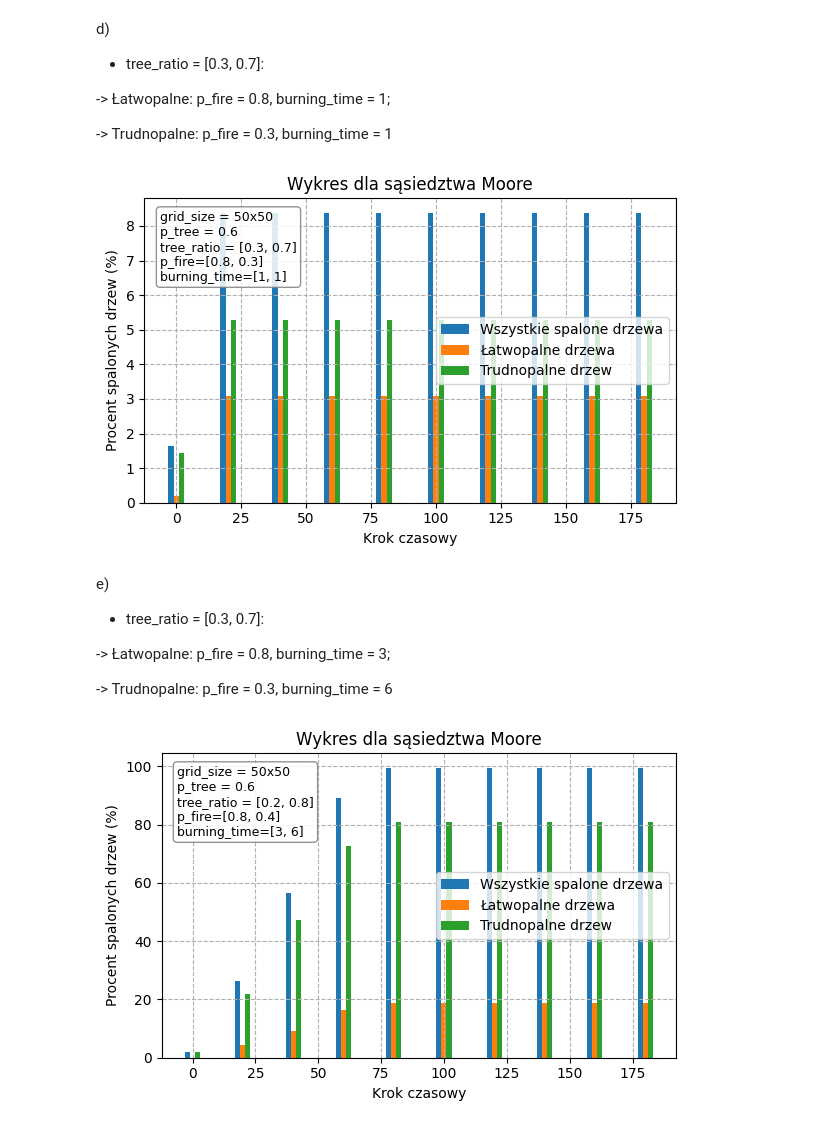
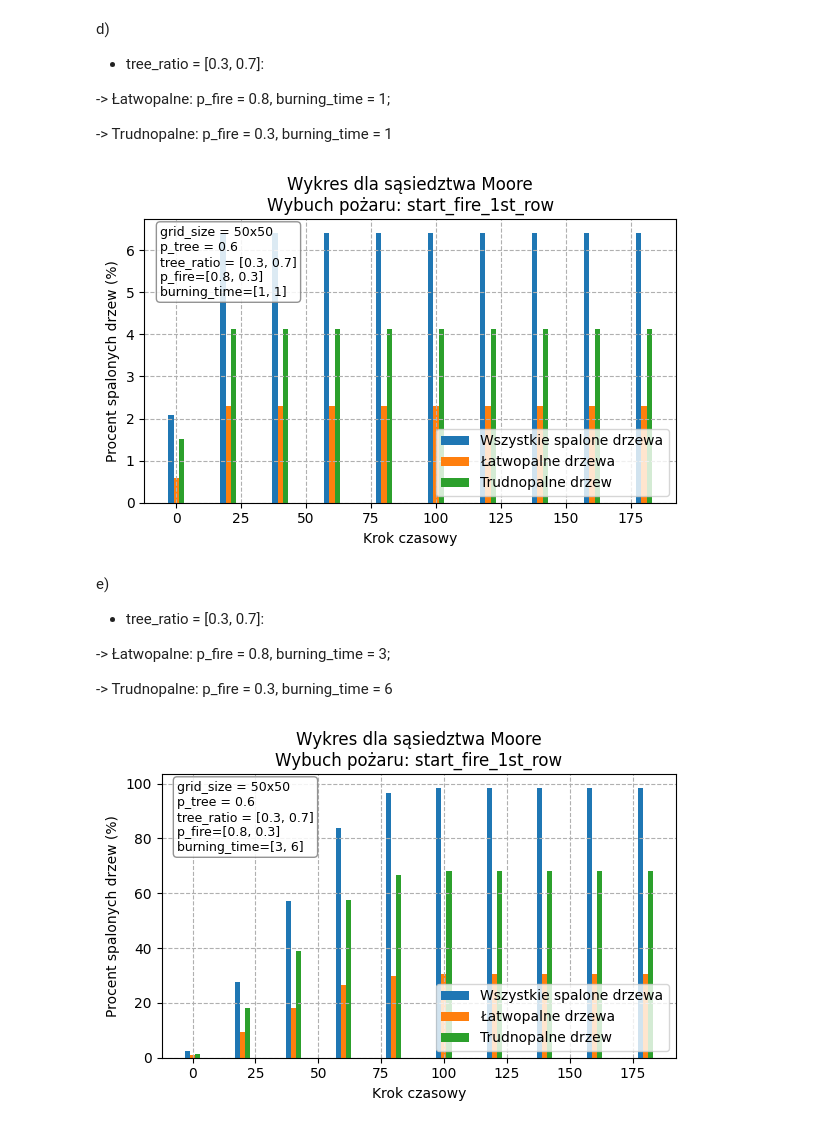
Before and after one commit to JKrempinska/fire-spread-percolation, a Jupyter notebook: fire.ipynb, the cells around one changed output. Cells and saved outputs as stored; diff of their text form; code cells hidden in the pictures.

Commit message:
Funkcje start_fire dla lasu mieszanego

```diff
--- a/fire.ipynb
+++ b/fire.ipynb
@@ -384,0 +392,5 @@ $
+# %%
+def start_fire_1st_row(forest_before_fire):
+    forest = forest_before_fire.copy()
+    forest[0, :] = np.where(forest[0, :] == tree_cond["TREE"], tree_cond["BURNING"], forest[0, :])
+    return forest
@@ -611,6 +741,6 @@ Animacja została zapisana jako 'moore_tr3070_pf08-03_bt3-6.gif'
 # %%
 def how_much_burned_mixed(size, p_fire_mixed, tree_ratio, p_tree, neighborhood,
-                          burning_time_dict, start_fire_func = start_fire, tree_types=None, M=100):
+                          burning_time_dict, start_fire_func = start_fire_1st_row, start_fire_func_mode=None, tree_types=None, M=100):
     burned_all = np.zeros(M)
     burned_easy = np.zeros(M)
     burned_hard = np.zeros(M)
@@ -618,7 +748,19 @@ def how_much_burned_mixed(size, p_fire_mixed, tree_ratio, p_tree, neighborhood,
     forest, mixed_forest = mixed_forest_grid(size=size, p_tree=p_tree, tree_types=tree_types, tree_ratio=tree_ratio)
     burning_time = np.zeros_like(forest, dtype=int)
     total_trees = np.sum(forest == tree_cond["TREE"])
-    forest = start_fire_func(forest)
+
+    sig = inspect.signature(start_fire_func)
+    required_params = sig.parameters.keys()
+
+    start_fire_kwargs = {}
+    if 'forest_before_fire' in required_params:
+        start_fire_kwargs['forest_before_fire'] = forest
+    if 'neighborhood' in required_params:
+        start_fire_kwargs['neighborhood'] = neighborhood
+    if 'start_fire_func_mode' in required_params:
+        start_fire_kwargs['start_fire_func_mode'] = start_fire_func_mode
+
+    forest = start_fire_func(**start_fire_kwargs)
 
     for step in range(M):
         burning_mask = (forest == tree_cond["BURNED"]) | (forest == tree_cond["BURNING"])
@@ -635,8 +777,9 @@ def how_much_burned_mixed(size, p_fire_mixed, tree_ratio, p_tree, neighborhood,
 
     return burned_all, burned_easy, burned_hard
 # %%
-def bar_plots(size, M, p_fire_mixed, tree_ratio, p_tree, neighborhood, burning_time_dict, start_fire_func = start_fire, save_name=None, save=False,
-              tree_types=None, step=20, width=2, xs=2, legend_loc="lower right"):
+def bar_plots(size, M, p_fire_mixed, tree_ratio, p_tree, neighborhood, burning_time_dict, start_fire_func = start_fire_1st_row,
+              start_fire_func_mode = None, save_name='bars', save=False, tree_types=None, step=20, width=2, xs=2, legend_loc="lower right"):
+
     M_range = np.arange(M)
 
     burned_all, burned_easy, burned_hard = how_much_burned_mixed(
@@ -647,6 +790,7 @@ def bar_plots(size, M, p_fire_mixed, tree_ratio, p_tree, neighborhood, burning_t
         neighborhood=neighborhood,
         burning_time_dict = burning_time_dict,
         start_fire_func = start_fire_func,
+        start_fire_func_mode = start_fire_func_mode,
         tree_types=tree_types,
         M=M
     )
@@ -674,7 +818,10 @@ def bar_plots(size, M, p_fire_mixed, tree_ratio, p_tree, neighborhood, burning_t
              bbox=dict(boxstyle='round', facecolor='white', edgecolor='gray', alpha=0.85))
 
     plt.legend(loc=legend_loc)
-    plt.title(f'Wykres dla sąsiedztwa {neighborhood.capitalize()}')
+    title_text = f'Wykres dla sąsiedztwa {neighborhood.capitalize()}\nWybuch pożaru: {start_fire_func.__name__}'
+    if start_fire_func.__name__ == "start_fire_claster":
+        title_text += f' ({start_fire_func_mode})'
+    plt.title(title_text)
     plt.grid(True, linestyle='--')
     plt.tight_layout()
 
@@ -763,13 +990,13 @@ bar_plots(
     p_tree=0.6,
     neighborhood='moore',
     burning_time_dict={"Łatwopalne": 1, "Trudnopalne": 1},
-    start_fire_func=start_fire,
-    save_name="bb_tr3070_pf08-03_bt1-1.png",
-    save = True,
-    legend_loc="center right"
+    start_fire_func=start_fire_1st_row,
+    save_name="bb_tr3070_pf08-03_bt1-1_f1st_r.png",
+    save = False,
+    legend_loc="lower right"
 )
 # %% [output]
-[figure, old version]
+[figure, new version]
 # %% [markdown]
 e)
 - tree_ratio = [0.3, 0.7]:
@@ -780,16 +1007,16 @@ e)
 # %%
 bar_plots(
     size=50,
     M=200,
-    p_fire_mixed={"Łatwopalne": 0.8, "Trudnopalne": 0.4},
-    tree_ratio=[0.2, 0.8],
+    p_fire_mixed={"Łatwopalne": 0.8, "Trudnopalne": 0.3},
+    tree_ratio=[0.3, 0.7],
     p_tree=0.6,
     neighborhood='moore',
     burning_time_dict={"Łatwopalne": 3, "Trudnopalne": 6},
-    start_fire_func=start_fire,
-    save_name="bb_tr3070_pf08-03_bt3-6.png",
-    save=True,
-    legend_loc="center right"
+    start_fire_func=start_fire_1st_row,
+    save_name="bb_tr3070_pf08-03_bt3-6_f1st_r.png",
+    save=False,
+    legend_loc="lower right"
 )
 # %% [output]
-[figure, old version]
+[figure, new version]
```
Also changed, not shown: parts of 29 cells of this notebook.
